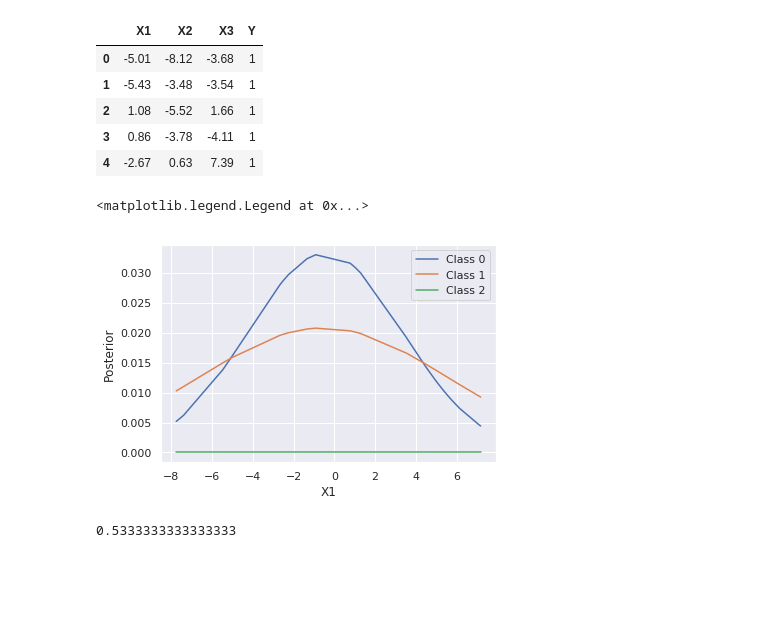
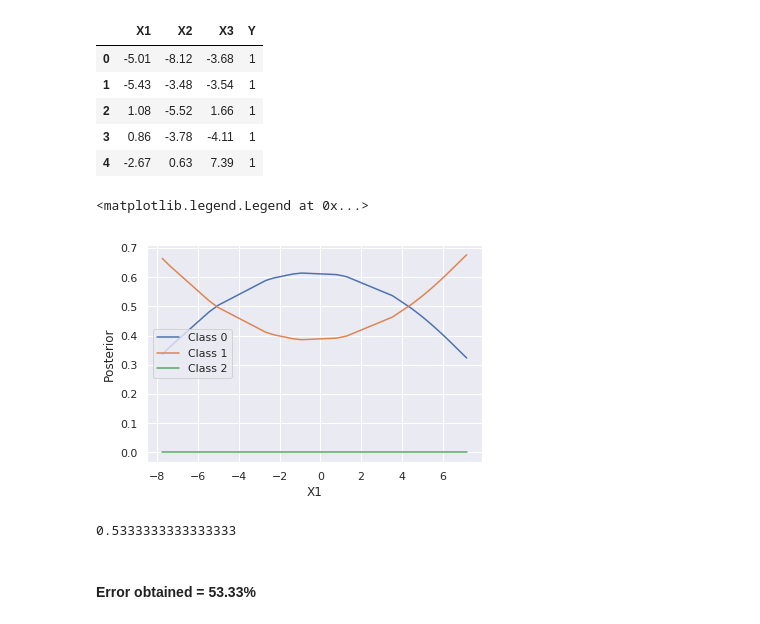
Before and after one commit to saurav9878/Bayesian-Classifier, a Jupyter notebook: Bayesian-Classifier.ipynb, the cells around one changed output. Cells and saved outputs as stored; diff of their text form; code cells hidden in the pictures; blank space fills up the shorter version.

```diff
--- a/Bayesian-Classifier.ipynb
+++ b/Bayesian-Classifier.ipynb
@@ -277,17 +257,19 @@ df.head()
 df1 = df.iloc[0:10,:]
 df2 = df.iloc[10:20,:]
 df3 = df.iloc[20:30,:]
+# %%
+Prior_prob = [0.5, 0.5, 0]
 # %%
-mu1 = df1.mean()
-mu2 = df2.mean()
-mu3 = df3.mean()
+mean1 = df1.mean()
+mean2 = df2.mean()
+mean3 = df3.mean()
 sigma1 = df1.std()
 sigma2 = df2.std()
 sigma3 = df3.std()
 # %%
 #likelihood is calculated by putting the value of x in gaussian funcn
-P_x1_C1 = norm(mu1[0],sigma1[0]).pdf(df.values[:,0])
-P_x1_C2 = norm(mu2[0],sigma2[0]).pdf(df.values[:,0])
-P_x1_C3 = norm(mu3[0],sigma3[0]).pdf(df.values[:,0])
-prior_prob = [1/2, 1/2, 0]
-P_x = np.sum(P_x1_C1*prior_prob[0]) + np.sum(P_x1_C2*prior_prob[1]) + np.sum(P_x1_C3*prior_prob[2])
+P_x1_class_1 = norm(mean1[0],sigma1[0]).pdf(df.values[:,0])
+P_x1_class_2 = norm(mean2[0],sigma2[0]).pdf(df.values[:,0])
+P_x1_class_3 = norm(mean3[0],sigma3[0]).pdf(df.values[:,0])
+
+P_x = P_x1_class_1*Prior_prob[0] + P_x1_class_2*Prior_prob[1] + P_x1_class_3*Prior_prob[2]
@@ -298,17 +276,21 @@ P_C3_x1 = P_x1_C3*prior_prob[2]/P_x
+# %%
+P_class1_x1 = P_x1_class_1*Prior_prob[0]/P_x
+P_class2_x1 = P_x1_class_2*Prior_prob[1]/P_x
+P_class3_x1 = P_x1_class_3*Prior_prob[2]/P_x
 # %%
 order = np.argsort(df.values[:,0])
 xs1 = np.array(df.values[:,0])[order]
-ys1 = np.array(P_C1_x1)[order]
+ys1 = np.array(P_class1_x1)[order]
 plt.plot(xs1,ys1) # posterior of 1st class
 plt.xlabel('X1')
 plt.ylabel('Posterior')
 order = np.argsort(df.values[:,0])
 xs2 = np.array(df.values[:,0])[order]
-ys2 = np.array(P_C2_x1)[order]
+ys2 = np.array(P_class2_x1)[order]
 plt.plot(xs2,ys2) # posterior of 2nd class
-ys3 = np.array(P_C3_x1)[order]
+ys3 = np.array(P_class3_x1)[order]
 plt.plot(xs2,ys3)
 plt.legend(['Class 0', 'Class 1','Class 2'])
 # %% [output]
 <matplotlib.legend.Legend at 0x...>
-[figure, old version]
+[figure, new version]
@@ -320,6 +300,7 @@ for i in range(0,len(df.values[:,0])):
 # %%
-error = np.mean( C != df.values[:,3] )
+error = np.mean(H_x!=df.values[:,3])
+error
+# %% [output]
+0.5333333333333333
-# %%
-error
-# %% [output]
-0.5333333333333333
+# %% [markdown]
+#### Error obtained = 53.33%
```
Also changed, not shown: parts of 42 cells of this notebook.
